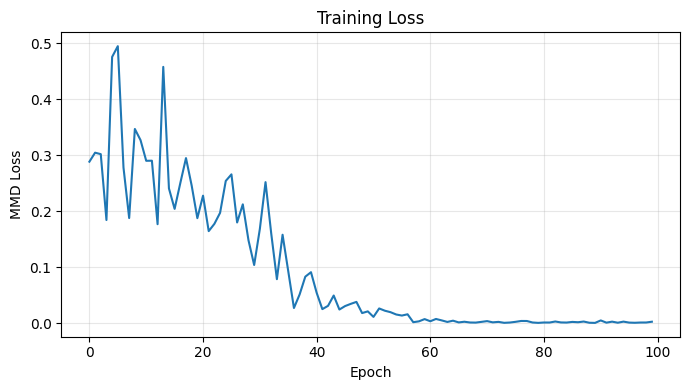
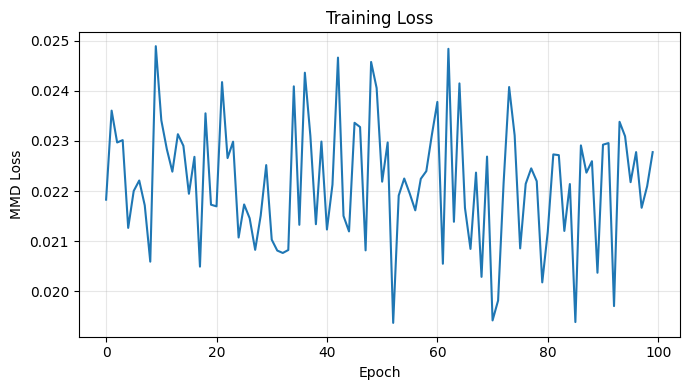
Code edit (unified diff) that turned the first committed figure into the second:
--- before
+++ after
@@ -1,23 +1,17 @@
-from tqdm import tqdm
+# hyperparameters
+nqubits = 25
+# sigma = 0.1 * nqubits
+sigma = sigma_heuristic(X=ground_truth)
+key = random.PRNGKey(42)
 
-import numpy as np
-import jax.random as random
-import jax.numpy as jnp
-import matplotlib.pyplot as plt
 
-from qfso.models.iqp import IQPTensorNetwork, local_gates, sigma_heuristic, setup_training
-from qfso.utils import convert_to_jnp_ndarray
-
-nqubits = 4
+# circuit initialization
 gate_list = local_gates(nqubits, max_weight=2)
 iqp = IQPTensorNetwork(nqubits=nqubits, interactions=gate_list)
-
-key = random.PRNGKey(42)
 params = random.uniform(key, shape=(len(gate_list),), minval=0, maxval=2*jnp.pi)
 circuit = iqp.build_circuit(parameters=params)
 
 generators = convert_to_jnp_ndarray(gate_list, n_qubits=nqubits)
-ground_truth = jnp.asarray(np.load("datasets/ising_L2_T2.4_h0.08.npy"))
-sigma = sigma_heuristic(X=ground_truth)
+ground_truth = jnp.asarray(np.load("../datasets/ising_L5_T2.4_h0.08.npy"))
 
 opt_state, train_step = setup_training(
@@ -25,12 +19,11 @@
     generators=generators, 
     ground_truth=ground_truth, 
-    sigma=sigma[0], 
-    n_ops=10, 
+    sigma=sigma, 
+    n_ops=10000, 
     n_samples=1000, 
-    lr=0.01,
-    wires=None
+    lr=0.02,
 )
+
 epochs = 100
-
 loss_history = []
 for _ in tqdm(range(epochs), desc="Training", leave=False):
@@ -38,4 +31,5 @@
     params, opt_state, loss_val = train_step(params, opt_state, subkey)
     loss_history.append(loss_val)
+
 
 loss_history_np = np.asarray(jnp.stack(loss_history))
@@ -47,6 +41,7 @@
     epochs=epochs,
     nqubits=nqubits,
-    sigma=float(sigma[0]),
+    sigma=float(sigma),
 )
+
 
 plt.figure(figsize=(7, 4))

Commit: freezing current situation for cluster run